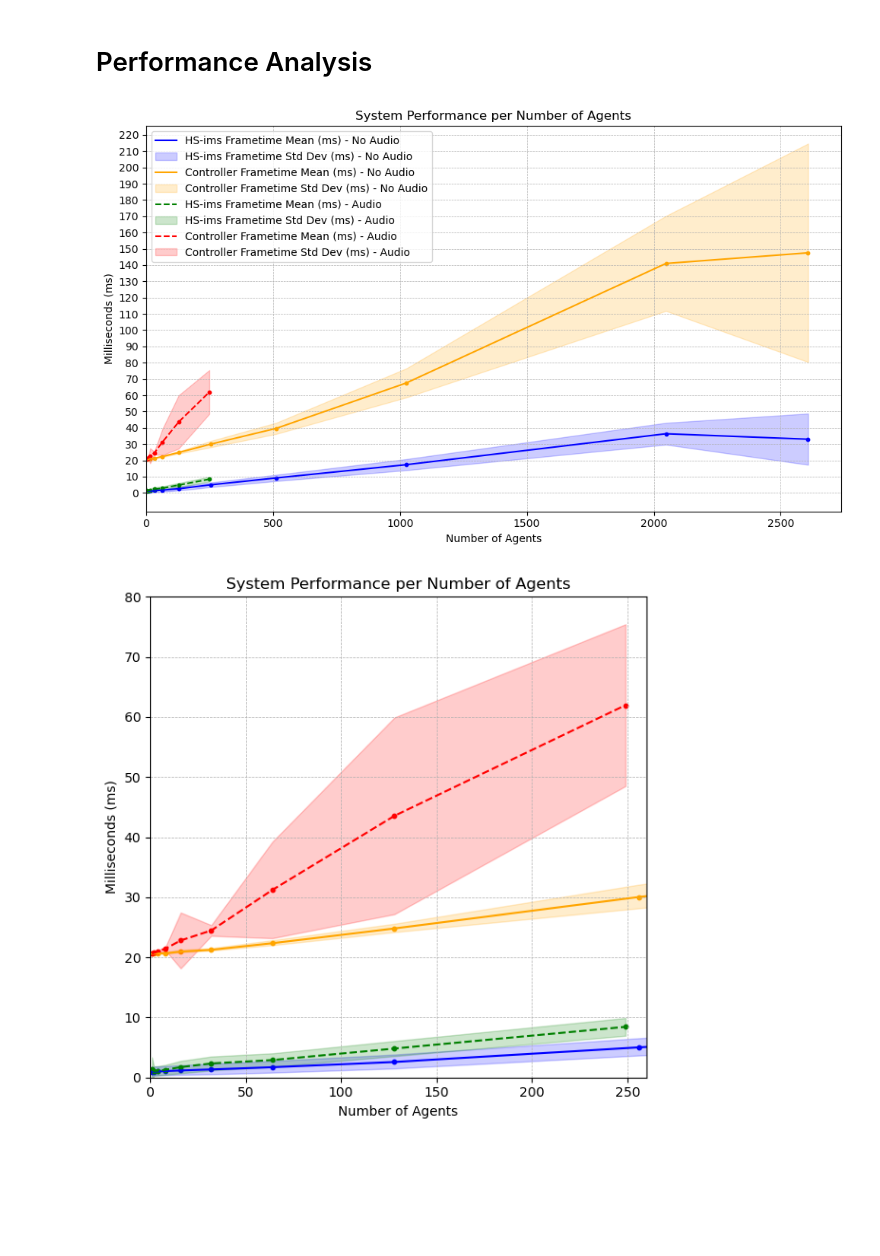
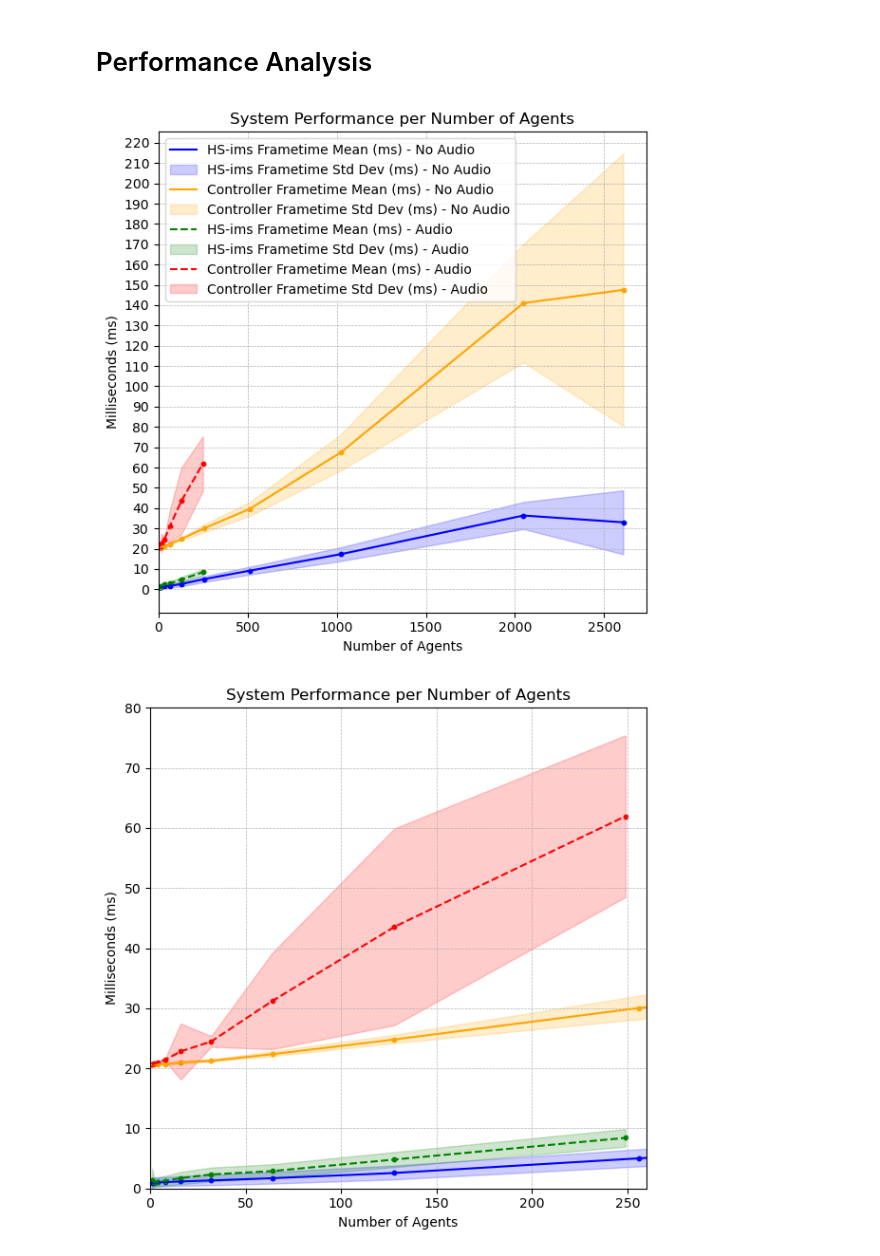
Before and after one commit to pedro-lucas-bravo/human_swarm_examples, a Jupyter notebook: python/performance_testbed/data_analysis_performance.ipynb, the cells around one changed output. Saved outputs shown, nothing was run; the diff lists cells and outputs as text; code cells hidden in the pictures; blank space fills up the shorter version.

Commit message:
Update readme files and change size of performance plots

```diff
--- a/python/performance_testbed/data_analysis_performance.ipynb
+++ b/python/performance_testbed/data_analysis_performance.ipynb
@@ -170,11 +170,11 @@ def plot_performance(frametime_app_data_no_audio,
 # %%
 plot_performance(frametime_stats_app_no_audio,
                  frametime_stats_controller_no_audio,
                  frametime_stats_app_audio,
-                 frametime_stats_controller_audio, figsize=(10, 6), show_legend=True,
+                 frametime_stats_controller_audio, figsize=(6, 6), show_legend=True,
                  file_name='performance_2000.pdf')
 # %% [output]
-[figure, old version]
+[figure, new version]
 # %%
 plot_performance(frametime_stats_app_no_audio,
                  frametime_stats_controller_no_audio,
```
Also changed, not shown: 3 other files.
